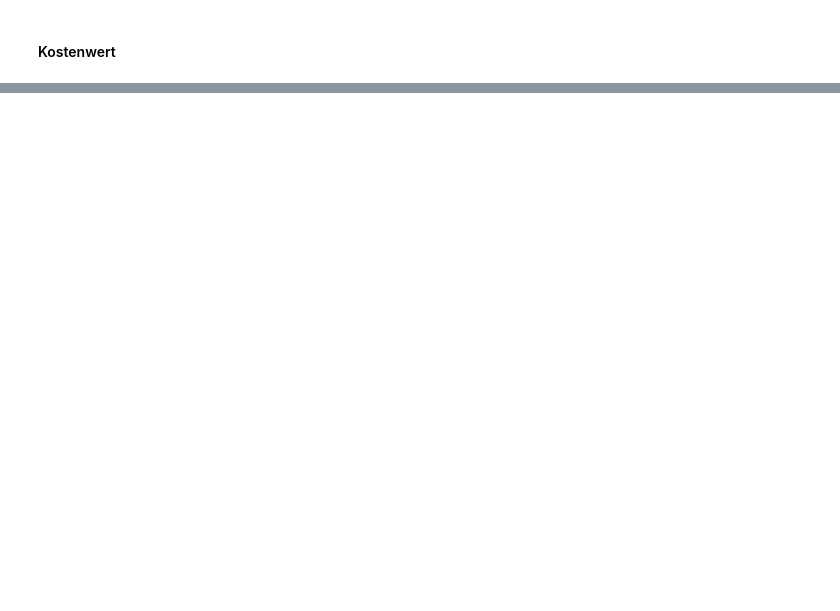
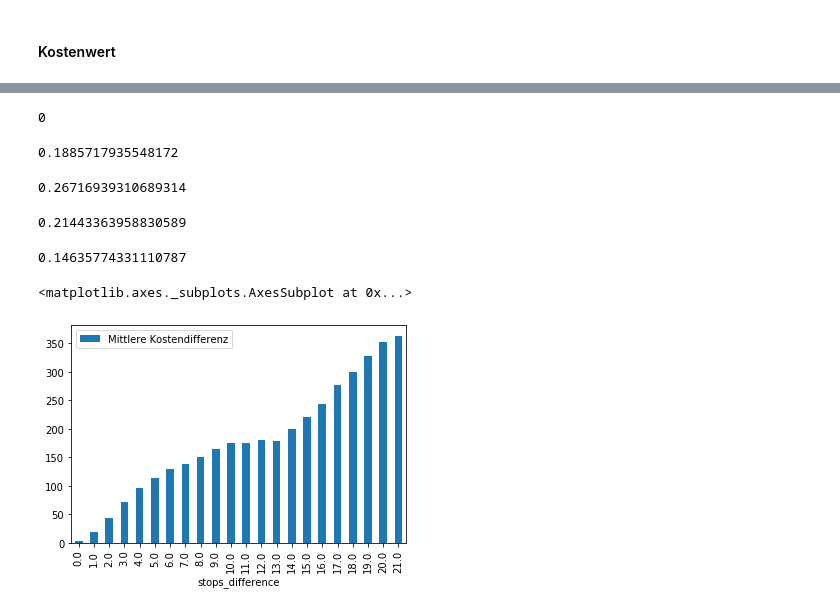
Before and after one commit to lukasleist/Order-Picking, a Jupyter notebook: goetschalckx.ipynb, the cells around one changed output, grey strips where cells are left out. Drawn from its saved outputs; the diff is of its cells as text; code cells hidden in the pictures; blank space fills up the shorter version.

```diff
--- a/goetschalckx.ipynb
+++ b/goetschalckx.ipynb
@@ -520,0 +525,30 @@ np.mean(c1['number_remote_stops'] - c1['stops_difference'])
+# %%
+len(comparisons[(comparisons['cost_difference'] == 0) & ( comparisons['stops_difference'] != 0)])
+# %% [output]
+0
+# %%
+# Durchschnittliche Anzahl der Elemente pro Halt:
+np.mean((comparisons['picks'] / comparisons['number_mod_stops'])/comparisons['picks'])
+# %% [output]
+0.1885717935548172
+# %%
+# Durchschnittliche Anzahl der Elemente pro Halt:
+np.mean((comparisons['picks'] / comparisons['number_base_stops'])/comparisons['picks'])
+# %% [output]
+0.26716939310689314
+# %%
+# Durschnittlicher anteil der Distanz zwischen zwei Halten
+np.mean(comparisons['base_mean_distance']/aisle_length)
+# %% [output]
+0.21443363958830589
+# %%
+# Durschnittlicher anteil der Distanz zwischen zwei Halten
+np.mean(comparisons['mod_mean_distance']/aisle_length)
+# %% [output]
+0.14635774331110787
+# %%
+comparisons['Mittlere Kostendifferenz'] = comparisons['cost_difference'] * -1
+comparisons.groupby(['stops_difference'])[['Mittlere Kostendifferenz']].mean().plot.bar()
+# %% [output]
+<matplotlib.axes._subplots.AxesSubplot at 0x...>
+[figure, added]
```
Also changed, not shown: parts of 9 cells of this notebook, 1 other file.
